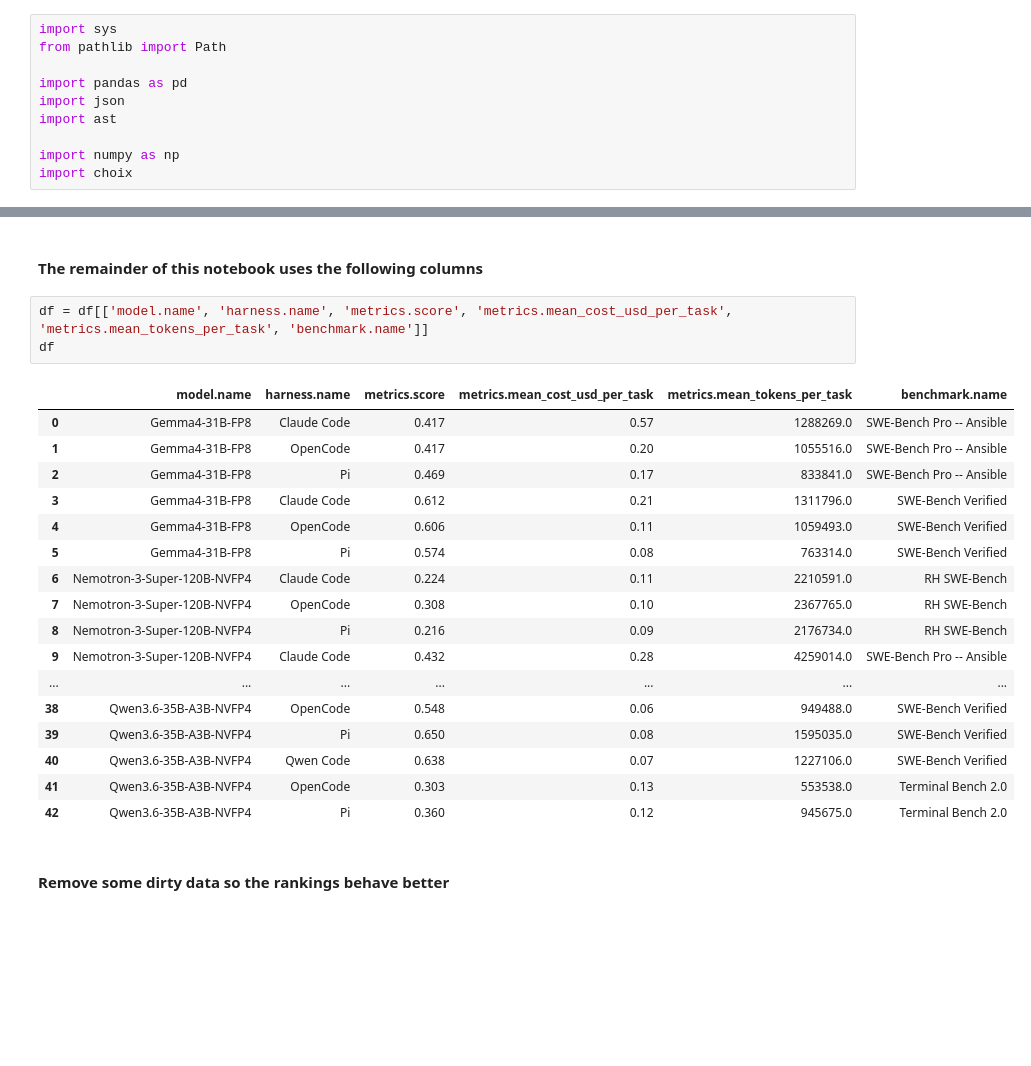
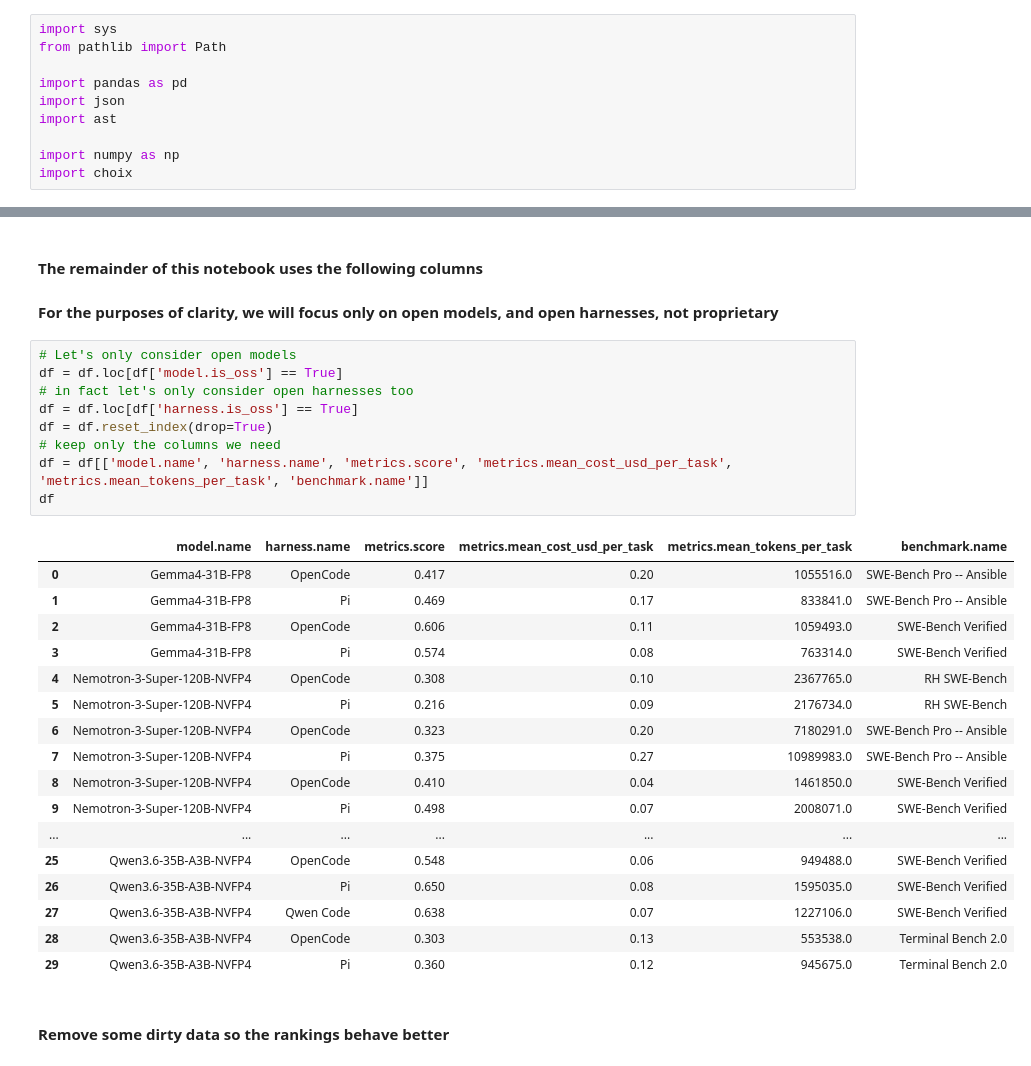
Before and after one commit to erikerlandson/paired-comparison-ranking, a Jupyter notebook: nb/paired-comparison-ranking.ipynb, the cells around one changed output, grey strips where cells are left out. Drawn from its saved outputs; the diff is of its cells as text; blank space fills up the shorter version.

Commit message:
refocus on only open stuff, complete some documentation

```diff
--- a/nb/paired-comparison-ranking.ipynb
+++ b/nb/paired-comparison-ranking.ipynb
@@ -101,26 +149,33 @@ Index(['benchmark.name', 'benchmark.repo', 'benchmark.num_tasks',
 # %% [markdown]
  #### The remainder of this notebook uses the following columns
+ #### For the purposes of clarity, we will focus only on open models, and open harnesses, not proprietary
 # %%
+# Let's only consider open models
+df = df.loc[df['model.is_oss'] == True]
+# in fact let's only consider open harnesses too
+df = df.loc[df['harness.is_oss'] == True]
+df = df.reset_index(drop=True)
+# keep only the columns we need
 df = df[['model.name', 'harness.name', 'metrics.score', 'metrics.mean_cost_usd_per_task', 'metrics.mean_tokens_per_task', 'benchmark.name']]
 df
 # %% [output]
 |  | model.name | harness.name | metrics.score | metrics.mean_cost_usd_per_task | metrics.mean_tokens_per_task | benchmark.name |
-| 0 | Gemma4-31B-FP8 | Claude Code | 0.417 | 0.57 | 1288269.0 | SWE-Bench Pro -- Ansible |
-| 1 | Gemma4-31B-FP8 | OpenCode | 0.417 | 0.20 | 1055516.0 | SWE-Bench Pro -- Ansible |
-| 2 | Gemma4-31B-FP8 | Pi | 0.469 | 0.17 | 833841.0 | SWE-Bench Pro -- Ansible |
-| 3 | Gemma4-31B-FP8 | Claude Code | 0.612 | 0.21 | 1311796.0 | SWE-Bench Verified |
-| 4 | Gemma4-31B-FP8 | OpenCode | 0.606 | 0.11 | 1059493.0 | SWE-Bench Verified |
-| 5 | Gemma4-31B-FP8 | Pi | 0.574 | 0.08 | 763314.0 | SWE-Bench Verified |
-| 6 | Nemotron-3-Super-120B-NVFP4 | Claude Code | 0.224 | 0.11 | 2210591.0 | RH SWE-Bench |
-| 7 | Nemotron-3-Super-120B-NVFP4 | OpenCode | 0.308 | 0.10 | 2367765.0 | RH SWE-Bench |
-| 8 | Nemotron-3-Super-120B-NVFP4 | Pi | 0.216 | 0.09 | 2176734.0 | RH SWE-Bench |
-| 9 | Nemotron-3-Super-120B-NVFP4 | Claude Code | 0.432 | 0.28 | 4259014.0 | SWE-Bench Pro -- Ansible |
+| 0 | Gemma4-31B-FP8 | OpenCode | 0.417 | 0.20 | 1055516.0 | SWE-Bench Pro -- Ansible |
+| 1 | Gemma4-31B-FP8 | Pi | 0.469 | 0.17 | 833841.0 | SWE-Bench Pro -- Ansible |
+| 2 | Gemma4-31B-FP8 | OpenCode | 0.606 | 0.11 | 1059493.0 | SWE-Bench Verified |
+| 3 | Gemma4-31B-FP8 | Pi | 0.574 | 0.08 | 763314.0 | SWE-Bench Verified |
+| 4 | Nemotron-3-Super-120B-NVFP4 | OpenCode | 0.308 | 0.10 | 2367765.0 | RH SWE-Bench |
+| 5 | Nemotron-3-Super-120B-NVFP4 | Pi | 0.216 | 0.09 | 2176734.0 | RH SWE-Bench |
+| 6 | Nemotron-3-Super-120B-NVFP4 | OpenCode | 0.323 | 0.20 | 7180291.0 | SWE-Bench Pro -- Ansible |
+| 7 | Nemotron-3-Super-120B-NVFP4 | Pi | 0.375 | 0.27 | 10989983.0 | SWE-Bench Pro -- Ansible |
+| 8 | Nemotron-3-Super-120B-NVFP4 | OpenCode | 0.410 | 0.04 | 1461850.0 | SWE-Bench Verified |
+| 9 | Nemotron-3-Super-120B-NVFP4 | Pi | 0.498 | 0.07 | 2008071.0 | SWE-Bench Verified |
 | ... | ... | ... | ... | ... | ... | ... |
-| 38 | Qwen3.6-35B-A3B-NVFP4 | OpenCode | 0.548 | 0.06 | 949488.0 | SWE-Bench Verified |
-| 39 | Qwen3.6-35B-A3B-NVFP4 | Pi | 0.650 | 0.08 | 1595035.0 | SWE-Bench Verified |
-| 40 | Qwen3.6-35B-A3B-NVFP4 | Qwen Code | 0.638 | 0.07 | 1227106.0 | SWE-Bench Verified |
-| 41 | Qwen3.6-35B-A3B-NVFP4 | OpenCode | 0.303 | 0.13 | 553538.0 | Terminal Bench 2.0 |
-| 42 | Qwen3.6-35B-A3B-NVFP4 | Pi | 0.360 | 0.12 | 945675.0 | Terminal Bench 2.0 |
+| 25 | Qwen3.6-35B-A3B-NVFP4 | OpenCode | 0.548 | 0.06 | 949488.0 | SWE-Bench Verified |
+| 26 | Qwen3.6-35B-A3B-NVFP4 | Pi | 0.650 | 0.08 | 1595035.0 | SWE-Bench Verified |
+| 27 | Qwen3.6-35B-A3B-NVFP4 | Qwen Code | 0.638 | 0.07 | 1227106.0 | SWE-Bench Verified |
+| 28 | Qwen3.6-35B-A3B-NVFP4 | OpenCode | 0.303 | 0.13 | 553538.0 | Terminal Bench 2.0 |
+| 29 | Qwen3.6-35B-A3B-NVFP4 | Pi | 0.360 | 0.12 | 945675.0 | Terminal Bench 2.0 |
 # %% [markdown]
 #### Remove some dirty data so the rankings behave better
 # %%
```
Also changed, not shown: parts of 24 cells of this notebook.
